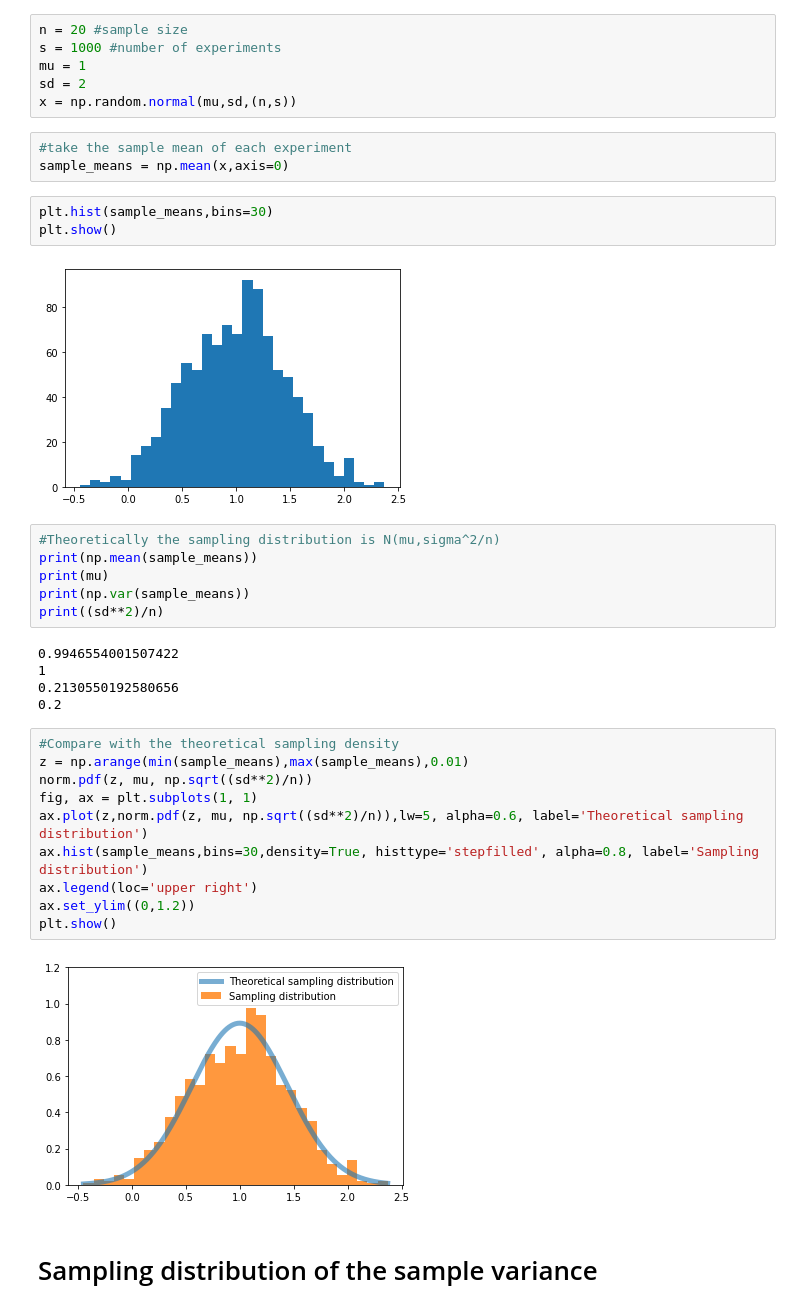
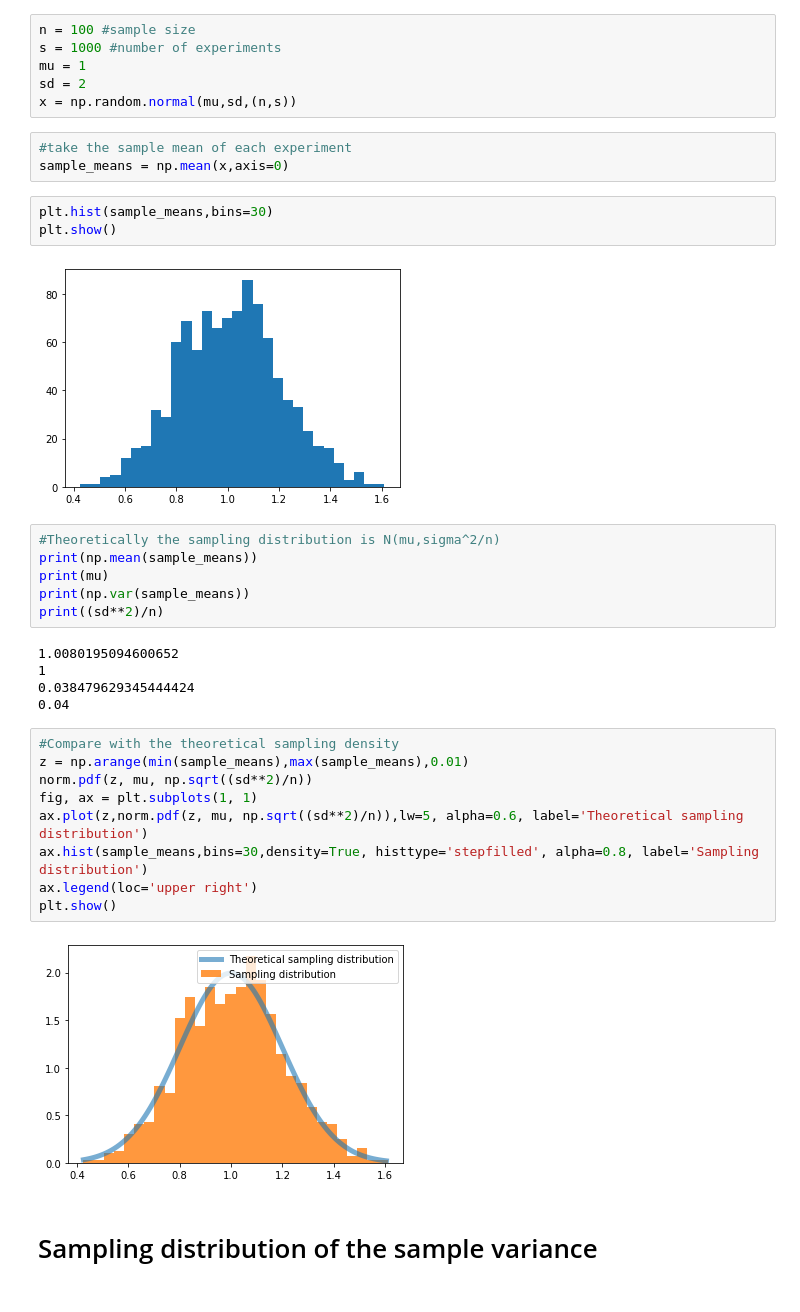
Before and after one commit to khaichiong/meco7312, a Jupyter notebook: Lecture5.ipynb, the cells around one changed output. Drawn from its saved outputs; the diff is of its cells as text.

```diff
--- a/Lecture5.ipynb
+++ b/Lecture5.ipynb
@@ -10,7 +10,7 @@ from scipy.stats import norm, chi2, uniform
 # %% [markdown]
 If we draw a sample of $n$ observations from a population with $\mathcal{N}(\mu, \sigma^{2})$, the sampling distribution of the sample mean is $\mathcal{N}(\mu,\sigma^2/n)$.
 # %%
-n = 20 #sample size
+n = 100 #sample size
 s = 1000 #number of experiments
 mu = 1
 sd = 2
@@ -22,7 +22,7 @@ sample_means = np.mean(x,axis=0)
 plt.hist(sample_means,bins=30)
 plt.show()
 # %% [output]
-[figure, old version]
+[figure, new version]
 # %%
 #Theoretically the sampling distribution is N(mu,sigma^2/n)
 print(np.mean(sample_means))
@@ -30,22 +30,21 @@ print(mu)
 print(np.var(sample_means))
 print((sd**2)/n)
 # %% [output]
-0.9946554001507422
+1.0080195094600652
 1
-0.2130550192580656
-0.2
+0.038479629345444424
+0.04
 # %%
 #Compare with the theoretical sampling density
 z = np.arange(min(sample_means),max(sample_means),0.01)
 norm.pdf(z, mu, np.sqrt((sd**2)/n))
 fig, ax = plt.subplots(1, 1)
 ax.plot(z,norm.pdf(z, mu, np.sqrt((sd**2)/n)),lw=5, alpha=0.6, label='Theoretical sampling distribution')
 ax.hist(sample_means,bins=30,density=True, histtype='stepfilled', alpha=0.8, label='Sampling distribution')
 ax.legend(loc='upper right')
-ax.set_ylim((0,1.2))
 plt.show()
 # %% [output]
-[figure, old version]
+[figure, new version]
 # %% [markdown]
 # Sampling distribution of the sample variance
 # %%
```
Also changed, not shown: parts of 13 cells of this notebook.
